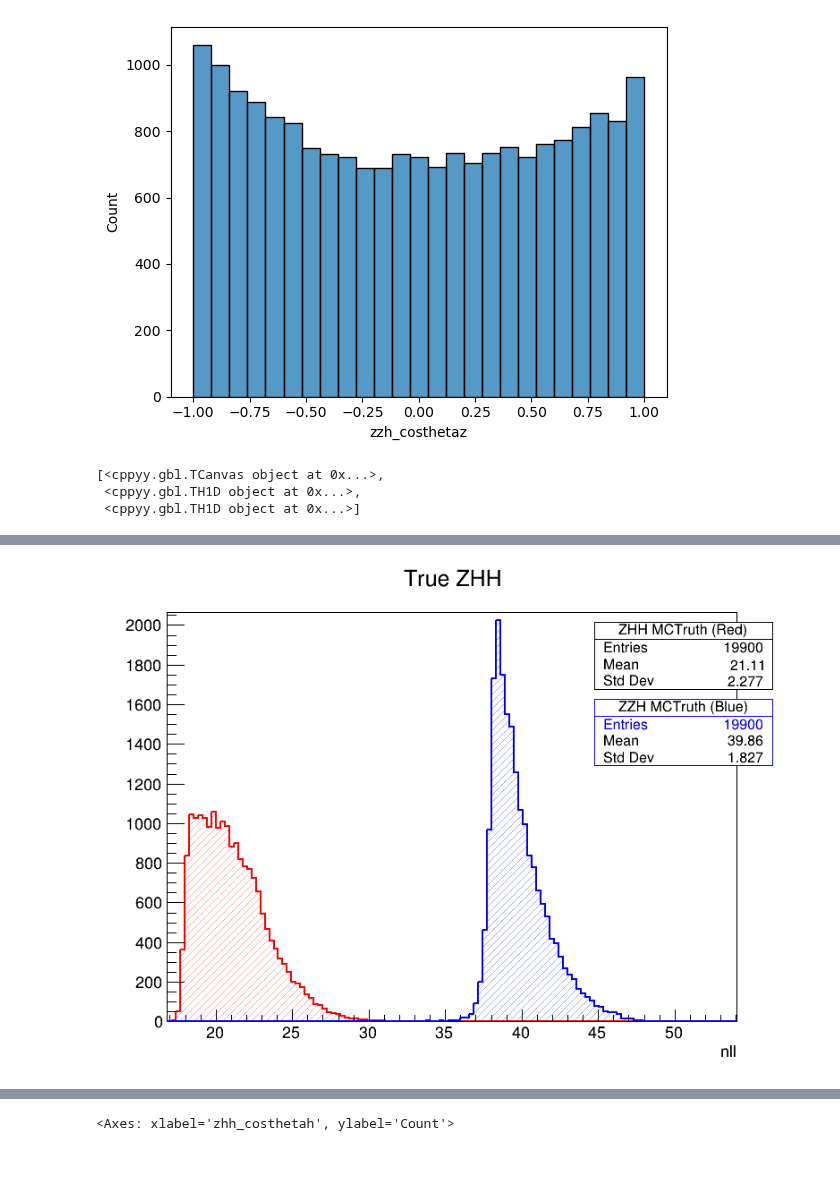
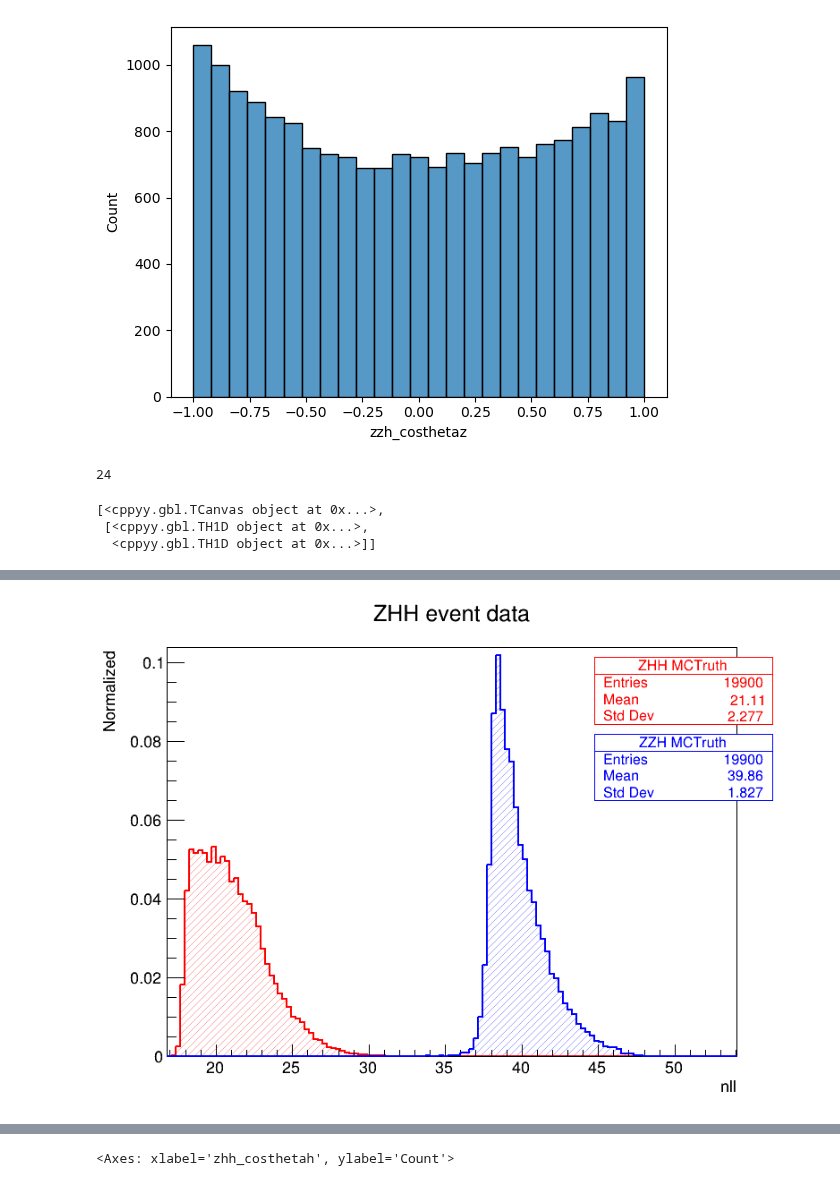
Before and after one commit to nVentis/MEM_HEP, a Jupyter notebook: view_v3.ipynb, the cells around one changed output, grey strips where cells are left out. Drawn from its saved outputs; the diff is of its cells as text; code cells hidden in the pictures.

```diff
--- a/view_v3.ipynb
+++ b/view_v3.ipynb
@@ -135,6 +137,10 @@ sns.histplot(data["zzh_costhetaz"])
 # %%
 true_zzh = data[(data["is_zzh"] == 1) & (data["zhh_sigma"] > 0) & (data["zzh_sigma"] > 0)].copy()
 true_zhh = data[(data["is_zhh"] == 1) & (data["zhh_sigma"] > 0) & (data["zzh_sigma"] > 0)].copy()
+# %%
+data[["z2_decay_pdg", "h2_decay_pdg"]].max().max()
+# %% [output]
+24
 # %%
 true_zzh = calc_nll(true_zzh, "zhh_sigmalr", "zzh_sigmalr")
 true_zhh = calc_nll(true_zhh, "zhh_sigmalr", "zzh_sigmalr")
@@ -225,6 +233,6 @@ def plot_hist(zhh_nll, zzh_nll, xlabel="nll", units="", normalize=False, y1name
 # %%
-plot_hist(true_zhh["zhh_nll"], true_zhh["zzh_nll"], title="True ZHH")
+plot_hist(true_zhh, x = ["zhh_nll", "zzh_nll"], title="ZHH event data", normalize=True, labels=["ZHH MCTruth", "ZZH MCTruth"], xlabel="nll")
 # %% [output]
 [<cppyy.gbl.TCanvas object at 0x...>,
- <cppyy.gbl.TH1D object at 0x...>,
- <cppyy.gbl.TH1D object at 0x...>]
+ [<cppyy.gbl.TH1D object at 0x...>,
+  <cppyy.gbl.TH1D object at 0x...>]]
@@ -234,2 +239,2 @@ Warning in <TROOT::Append>: Replacing existing TH1: ZZH MCTruth (Blue) (Potentia
-[figure, old version]
+[figure, new version]
 # %%
```
Also changed, not shown: parts of 10 cells of this notebook, 3 other files.
